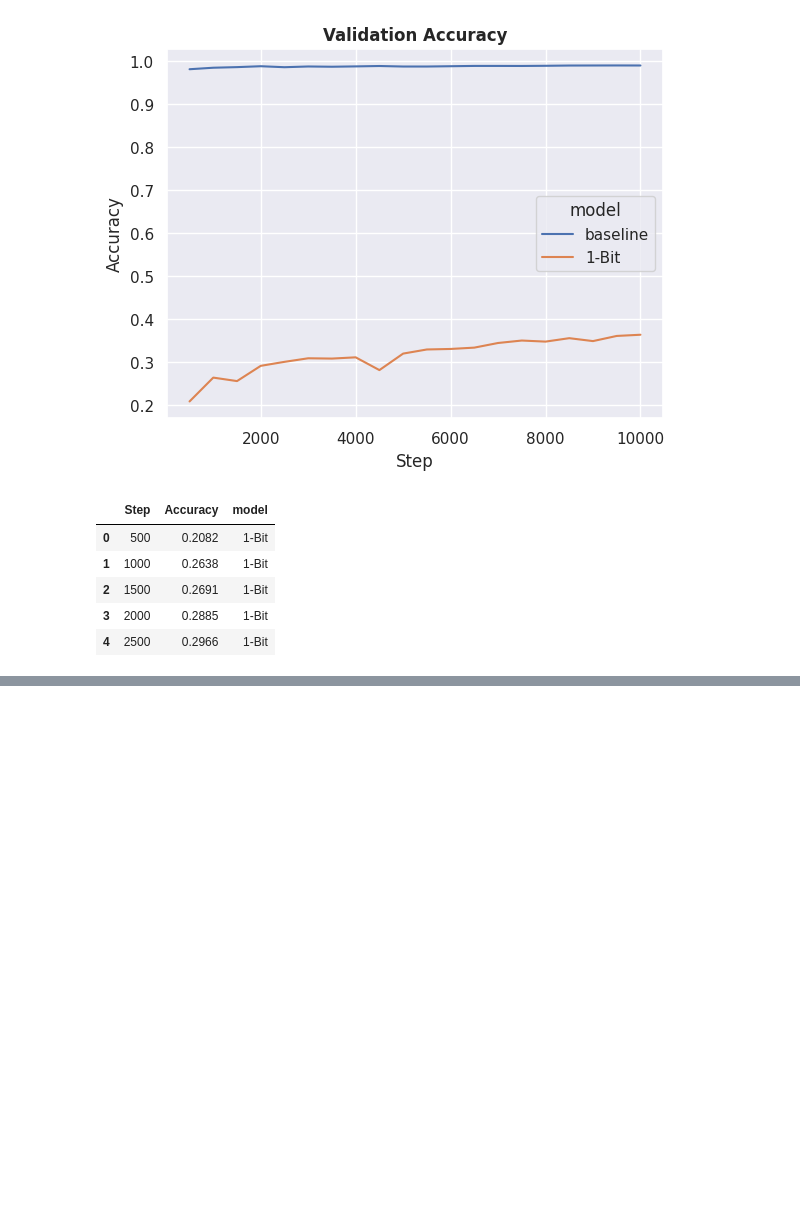
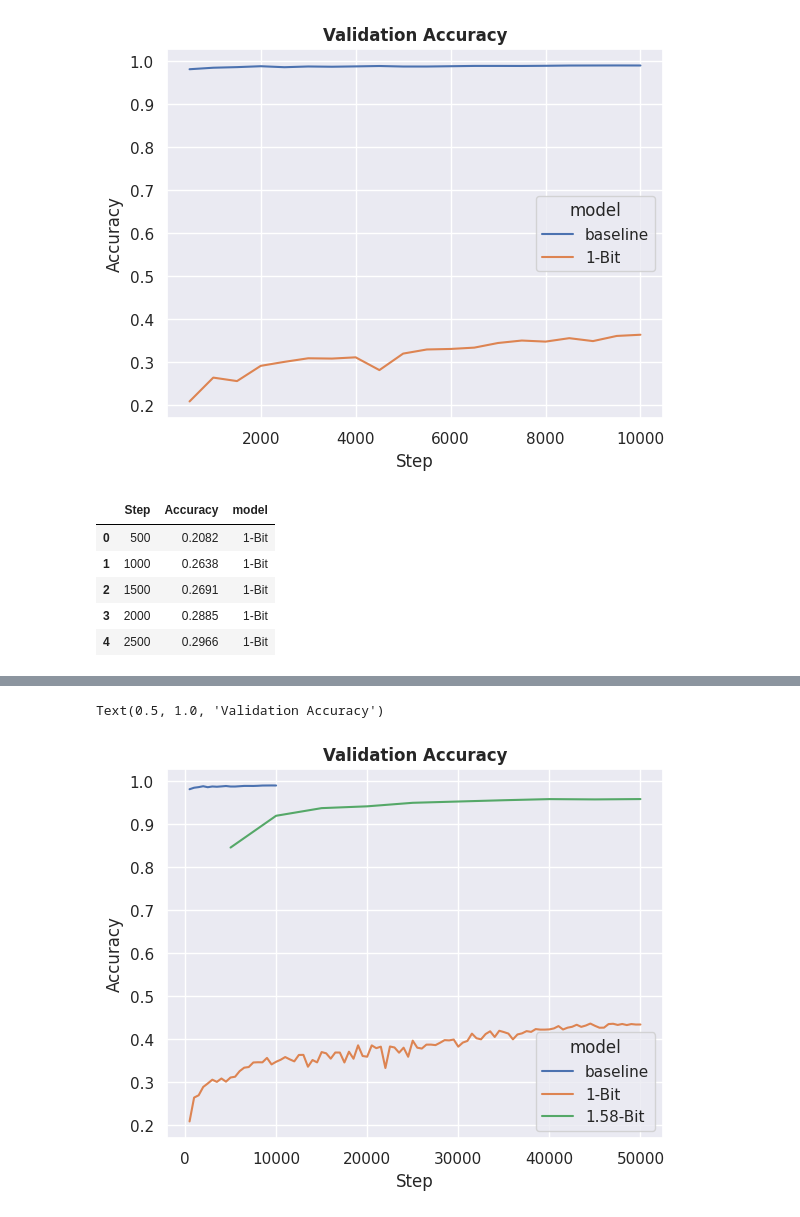
Before and after one commit to Vincent-La/ViT-CMSC472, a Jupyter notebook: plots.ipynb, the cells around one changed output, grey strips where cells are left out. Drawn from its saved outputs; the diff is of its cells as text; code cells hidden in the pictures; blank space fills up the shorter version.

```diff
--- a/plots.ipynb
+++ b/plots.ipynb
@@ -92,3 +125,8 @@ df_config2acc.head()
 | 2 | 1500 | 0.2691 | 1-Bit |
 | 3 | 2000 | 0.2885 | 1-Bit |
 | 4 | 2500 | 0.2966 | 1-Bit |
+# %%
+# 1.58-bit 50,000 iter run
+df_config3acc = pd.read_csv(os.path.join('training_output', 'accuracy', 'config3.csv')).drop('Wall time', axis=1).rename({'Value': 'Accuracy'}, axis = 1)
+df_config3acc['model'] = '1.58-Bit'
+df_config3acc.head()
@@ -94,0 +140,3 @@ df_config2acc.head()
+# %%
+df_acc = pd.concat([df_baselineacc, df_config2acc, df_config3acc])
+df_acc
@@ -94,0 +157,7 @@ df_config2acc.head()
+# %%
+sns.set_theme()
+sns.lineplot(df_acc, x = 'Step', y = 'Accuracy', hue = 'model')
+plt.title('Validation Accuracy', weight='bold')
+# %% [output]
+Text(0.5, 1.0, 'Validation Accuracy')
+[figure, added]
```
Also changed, not shown: parts of 8 cells of this notebook, 2 other files.
